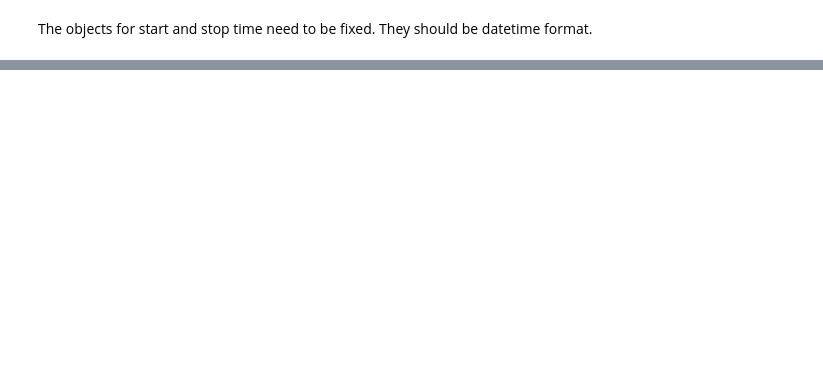
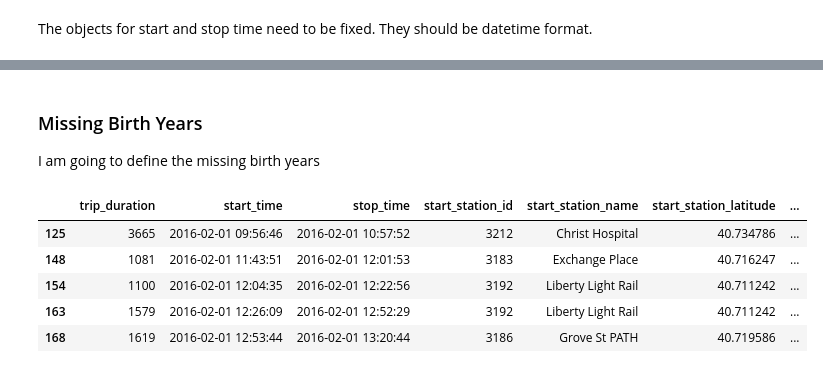
Before and after one commit to HNW11/CA_BikeRental_Project, a Jupyter notebook: script.ipynb, the cells around one changed output, grey strips where cells are left out. Saved outputs shown, nothing was run; the diff lists cells and outputs as text; code cells hidden in the pictures; blank space fills up the shorter version.

```diff
--- a/script.ipynb
+++ b/script.ipynb
@@ -11,6 +11,7 @@ for file in bike_files:
     df_list.append(file)
 
 df_bike = pd.concat(df_list)
+df_bike['id'] = df_bike.index
 df_bike.reset_index(drop=True, inplace=True)
 df_bike.head()
 # %% [output]
@@ -113,0 +126,2 @@ dtype: object
+# %%
+df_bike.columns = [x.replace(' ', '_').lower() for x in df_bike.columns]
@@ -113,0 +140,2 @@ dtype: object
+# %%
+df_bike['age'] = 2016 - df_bike['birth_year'].values
@@ -113,0 +175,2 @@ dtype: object
+# %%
+df_bike.drop([186245], inplace = True)
@@ -113,0 +191,13 @@ dtype: object
+# %% [markdown]
+### Missing Birth Years
+I am going to define the missing birth years
+# %%
+missing_birth_years = df_bike[df_bike[['birth_year']].isnull().any(axis=1)]
+missing_birth_years.head()
+# %% [output]
+|  | trip_duration | start_time | stop_time | start_station_id | start_station_name | start_station_latitude | ... |
+| 125 | 3665 | 2016-02-01 09:56:46 | 2016-02-01 10:57:52 | 3212 | Christ Hospital | 40.734786 | ... |
+| 148 | 1081 | 2016-02-01 11:43:51 | 2016-02-01 12:01:53 | 3183 | Exchange Place | 40.716247 | ... |
+| 154 | 1100 | 2016-02-01 12:04:35 | 2016-02-01 12:22:56 | 3192 | Liberty Light Rail | 40.711242 | ... |
+| 163 | 1579 | 2016-02-01 12:26:09 | 2016-02-01 12:52:29 | 3192 | Liberty Light Rail | 40.711242 | ... |
+| 168 | 1619 | 2016-02-01 12:53:44 | 2016-02-01 13:20:44 | 3186 | Grove St PATH | 40.719586 | ... |
```
Also changed, not shown: parts of 24 cells of this notebook.
